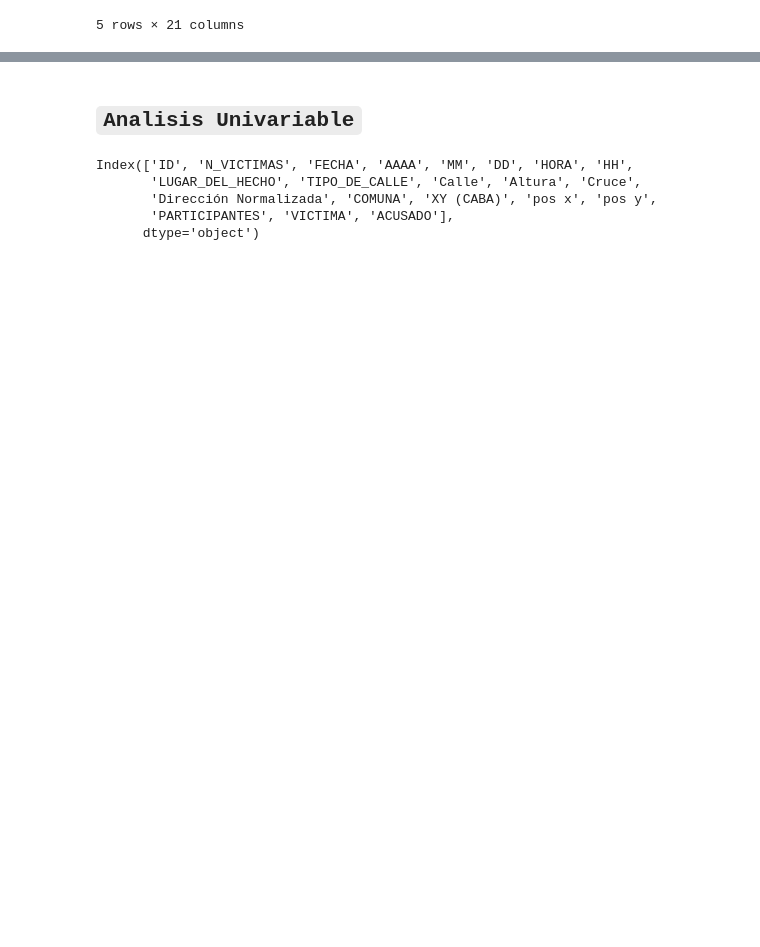
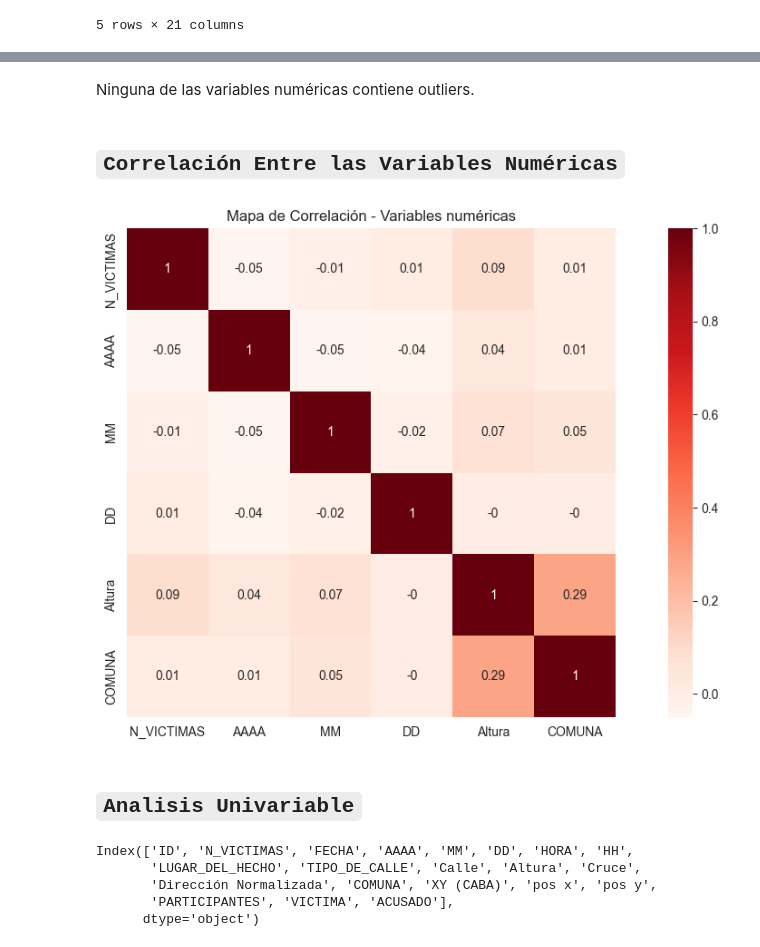
Before and after one commit to RodrigoLopezNunez17/DataOPS---Siniestros-Viales, a Jupyter notebook: EDA/homicidios.ipynb, the cells around one changed output, grey strips where cells are left out. Saved outputs shown, nothing was run; the diff lists cells and outputs as text; code cells hidden in the pictures; blank space fills up the shorter version.

```diff
--- a/EDA/homicidios.ipynb
+++ b/EDA/homicidios.ipynb
@@ -17,3 +73,18 @@ homicidios.head()
+# %% [markdown]
+Ninguna de las variables numéricas contiene outliers.
+# %% [markdown]
+## **`Correlación Entre las Variables Numéricas`**
+# %%
+# Generamos un mapa de calor con las correlaciones de los todos los datos que contengan números
+dataNumerica = homicidios.select_dtypes(include=['number'])
+corr = dataNumerica.corr().round(2)
+
+plt.figure(figsize=(15,7))
+sns.heatmap(corr, cmap="Reds", annot=True, square=True)
+plt.title('Mapa de Correlación - Variables numéricas')
+plt.show()
+# %% [output]
+[figure, added]
 # %% [markdown]
 ## **`Analisis Univariable`**
 # %%
```
Also changed, not shown: parts of 40 cells of this notebook, 2 other files.
